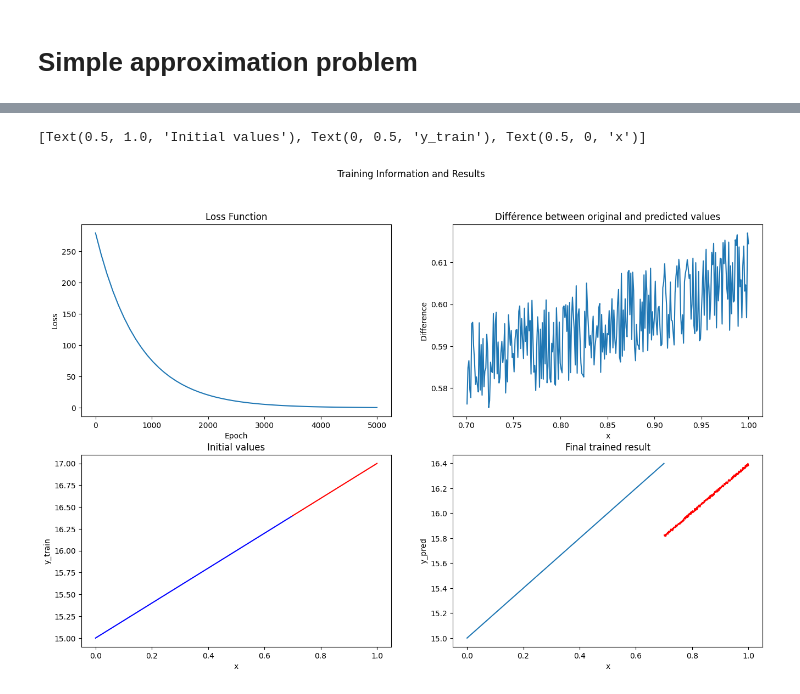
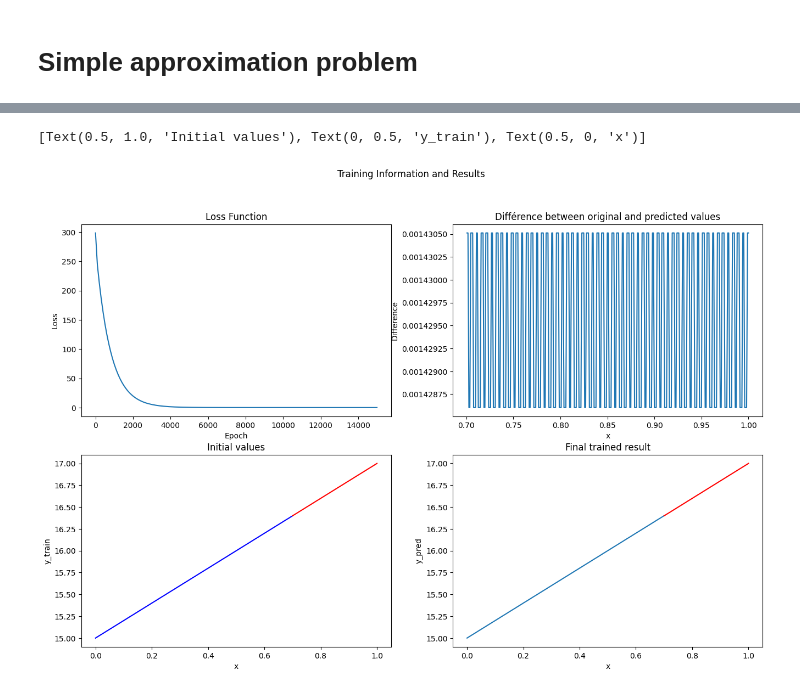
Before and after one commit to QuentinPerret/IAStockForeCaster, a Jupyter notebook: learningTorch.ipynb, the cells around one changed output, grey strips where cells are left out. Cells and saved outputs as stored; diff of their text form; code cells hidden in the pictures.

```diff
--- a/learningTorch.ipynb
+++ b/learningTorch.ipynb
@@ -8,11 +8,13 @@ import pandas as pd
 from IPython import display
 
 # create a noisy linear data
-eps = 0.3
+eps = 2
 a , b = 2 , 15
 x = np.linspace(0, 1, 1000)
 data = pd.DataFrame({'target' : [], 'data' : []})
 data.target = a * x + b
 data.data = a * x + b + np.random.randn(1000) * eps
 
+#data.target = np.sin(x)
+
 X , y = data.data , data.target
@@ -60,7 +60,7 @@ loss_function = nn.MSELoss()
 optimizer = torch.optim.SGD(model.parameters(), lr=learning_rate)
 
 # training parameters
-n_epochs = 5000   # number of epochs to run
+n_epochs = 15000   # number of epochs to run
 batch_size = 10  # size of each batch
 batch_start = torch.arange(0, len(X_train), batch_size)
 
@@ -137,2 +137,2 @@ Training finished. Final loss: 0.354600
 [Text(0.5, 1.0, 'Initial values'), Text(0, 0.5, 'y_train'), Text(0.5, 0, 'x')]
-[figure, old version]
+[figure, new version]
```
Also changed, not shown: parts of 2 cells of this notebook, 2 other files.
